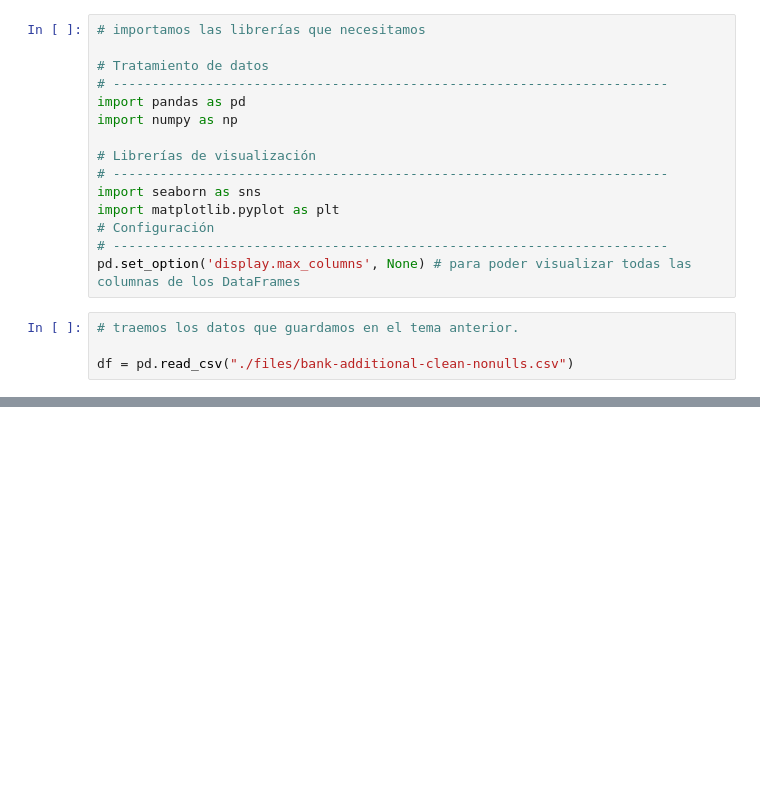
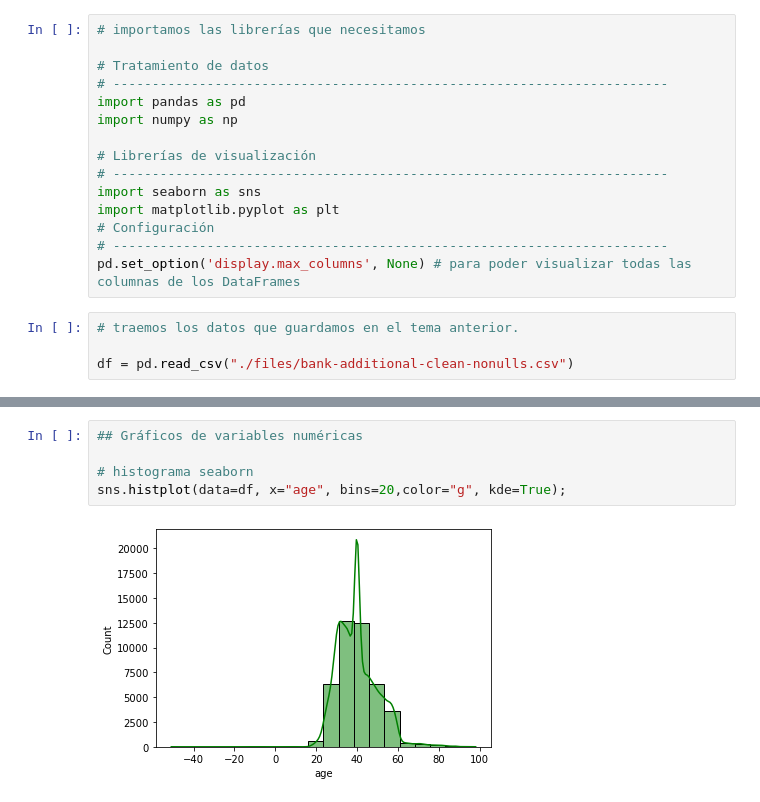
Before and after one commit to Adalab/da-promo-b-pt-ejercicios-profes, a Jupyter notebook: Modulo3/modulo-3-leccion-07-visualizacion.ipynb, the cells around one changed output, grey strips where cells are left out. Cells and saved outputs as stored; diff of their text form; blank space fills up the shorter version.

Commit message:
Add Lesson 07 Visualization y Lesson 08 Estadistica

```diff
--- a/Modulo3/modulo-3-leccion-07-visualizacion.ipynb
+++ b/Modulo3/modulo-3-leccion-07-visualizacion.ipynb
@@ -30,3 +30,10 @@ df.head()
 | 2 | 2 | 147233 | 1 | 1 | 2012-02-02 | 5 | 3f9f49b5-e410-4948-bf6e-f9244f04918b | services | married | ... |
 | 3 | 3 | 121393 | 1 | 2 | 2012-12-21 | 29 | 9991fafb-4447-451a-8be2-b0df6098d13e | admin. | married | ... |
 | 4 | 4 | 63164 | 1 | 2 | 2012-06-20 | 20 | eca60b76-70b6-4077-80ba-bc52e8ebb0eb | services | married | ... |
+# %%
+## Gráficos de variables numéricas
+
+# histograma seaborn
+sns.histplot(data=df, x="age", bins=20,color="g", kde=True);
+# %% [output]
+[figure, added]
```
Also changed, not shown: parts of 13 cells of this notebook, 2 other files.
